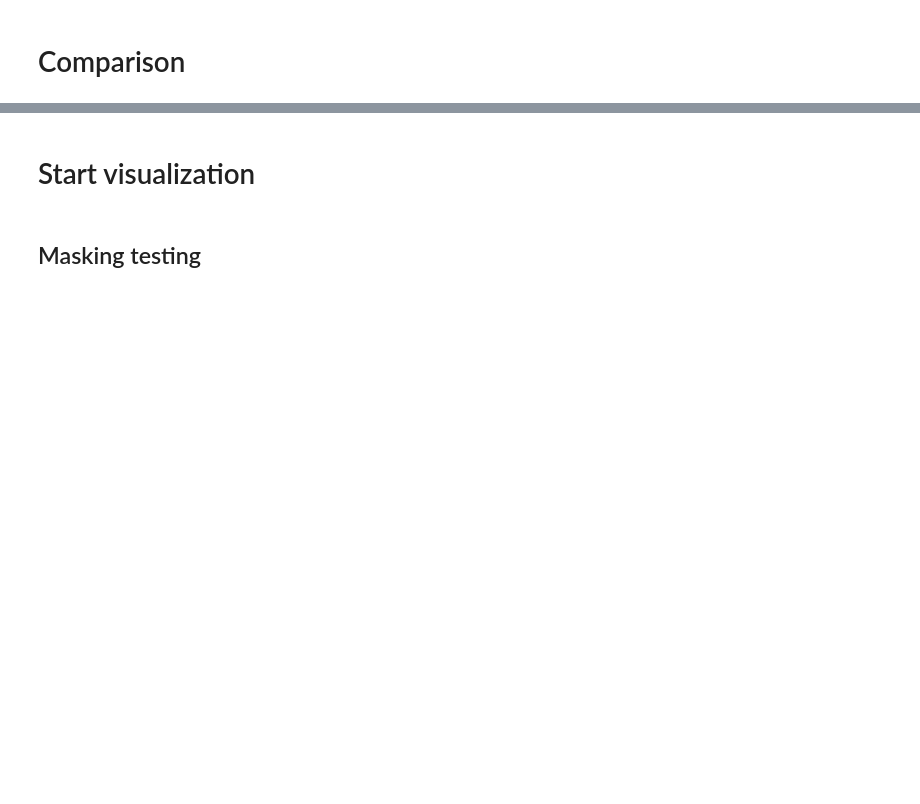
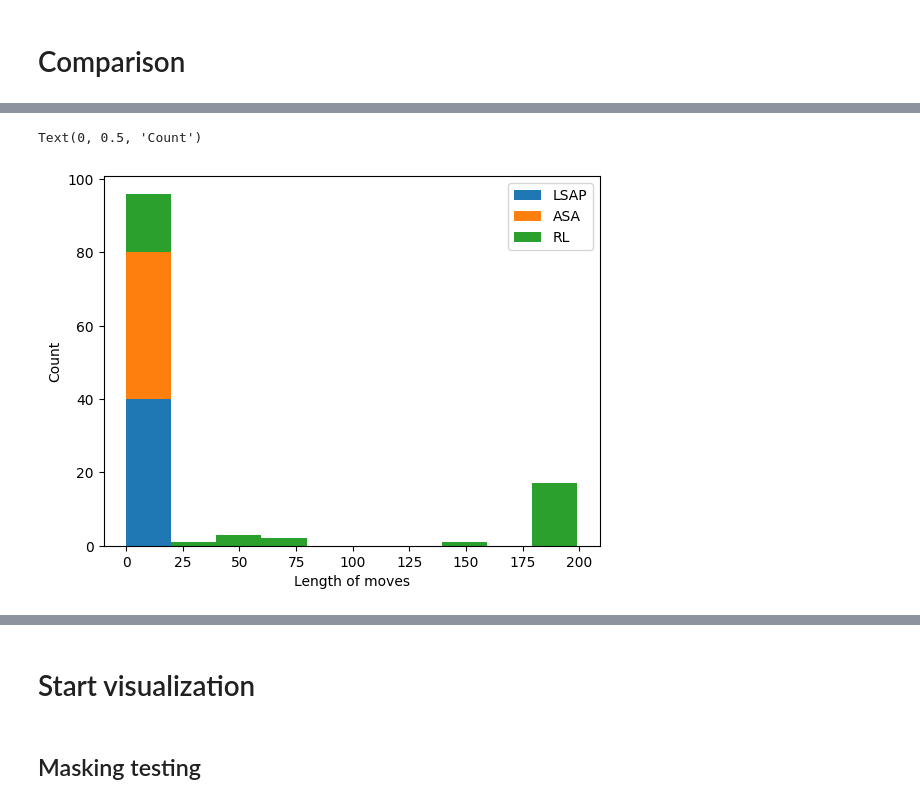
Before and after one commit to Rahul0506/atom-array-agents, a Jupyter notebook: Model Eval.ipynb, the cells around one changed output, grey strips where cells are left out. Saved outputs shown, nothing was run; the diff lists cells and outputs as text; code cells hidden in the pictures; blank space fills up the shorter version.

```diff
--- a/Model Eval.ipynb
+++ b/Model Eval.ipynb
@@ -147,0 +139,8 @@ moves
+# %%
+plt.hist(move_length, histtype="barstacked")
+plt.legend(names)
+plt.xlabel("Length of moves")
+plt.ylabel("Count")
+# %% [output]
+Text(0, 0.5, 'Count')
+[figure, added]
```
Also changed, not shown: parts of 18 cells of this notebook, 1 other file.
